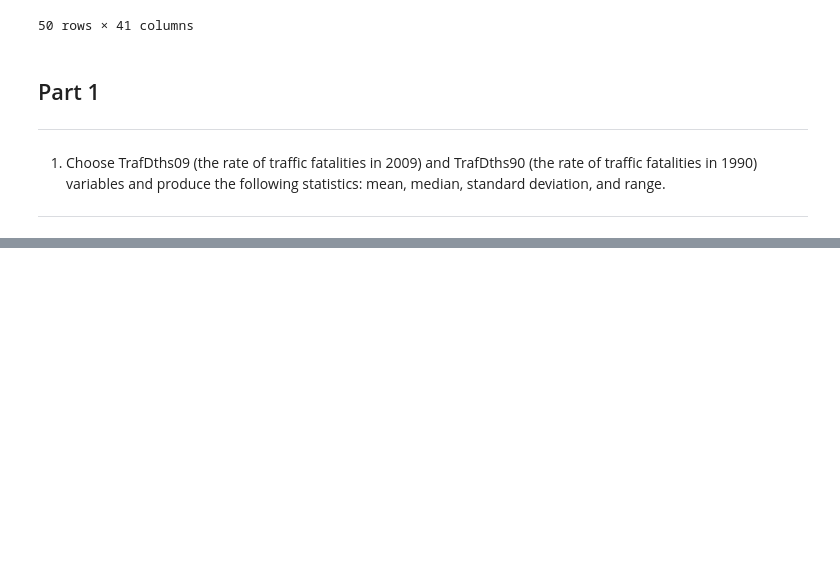
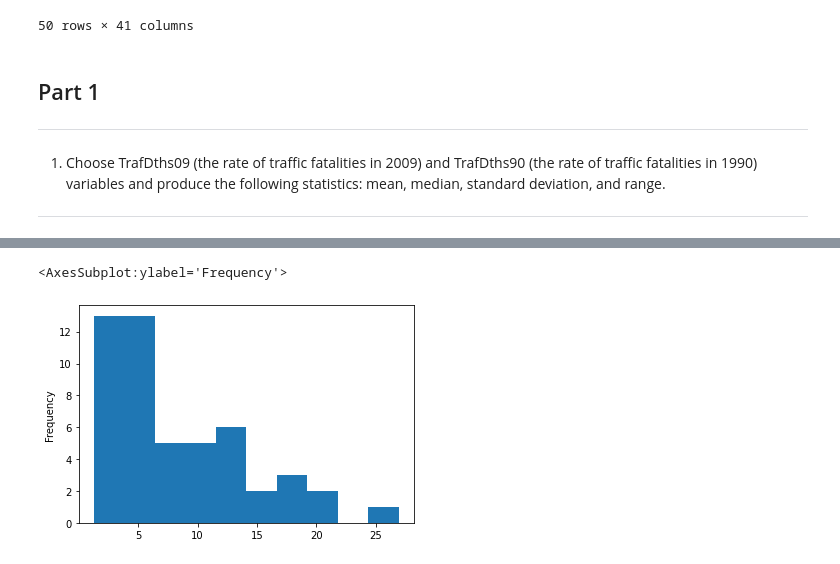
Before and after one commit to Ellendren/SOCI-301, a Jupyter notebook: lab1/lab1.ipynb, the cells around one changed output, grey strips where cells are left out. Drawn from its saved outputs; the diff is of its cells as text; code cells hidden in the pictures; blank space fills up the shorter version.

```diff
--- a/lab1/lab1.ipynb
+++ b/lab1/lab1.ipynb
@@ -99,0 +98,5 @@ In 1990 both the mean and the median rates of traffic deths were higher than in
+# %%
+states_df.ForBorn.plot.hist()
+# %% [output]
+<AxesSubplot:ylabel='Frequency'>
+[figure, added]
```
Also changed, not shown: parts of 8 cells of this notebook.
